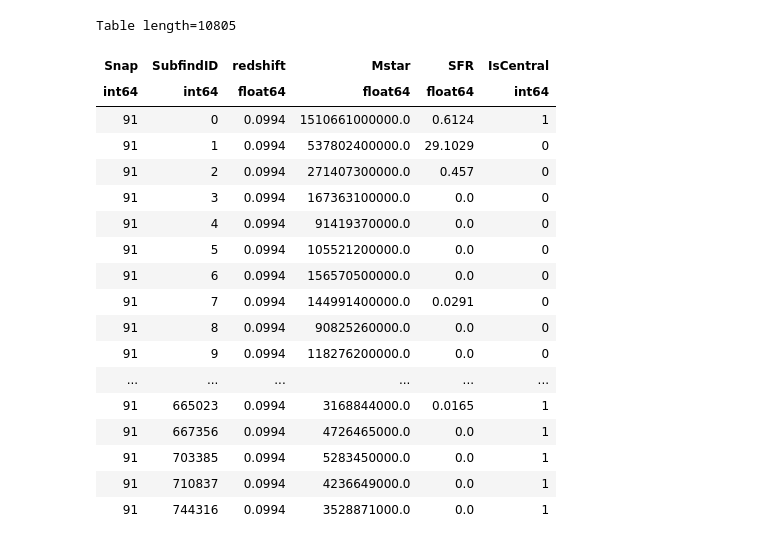
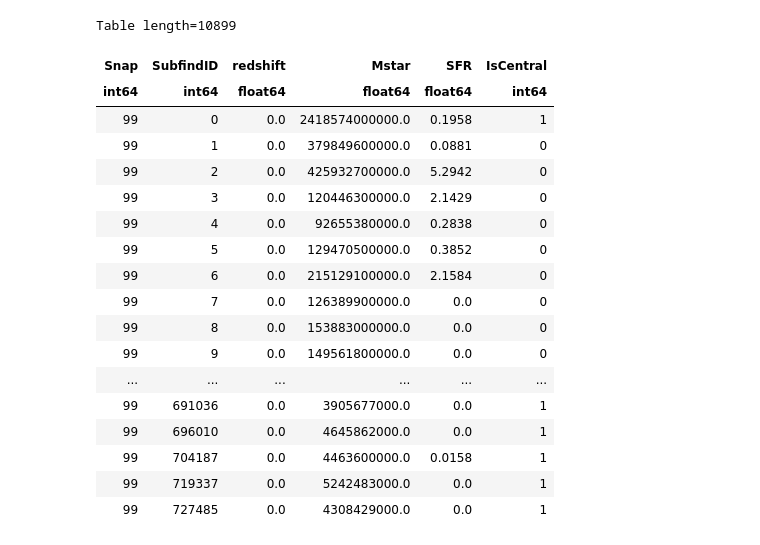
Before and after one commit to gsnyder206/deepmerge-mocks, a Jupyter notebook: TNG_Catalog_Selection_Example.ipynb, the cells around one changed output. Cells and saved outputs as stored; diff of their text form; code cells hidden in the pictures.

```diff
--- a/TNG_Catalog_Selection_Example.ipynb
+++ b/TNG_Catalog_Selection_Example.ipynb
@@ -5,25 +5,25 @@ import astropy.io.ascii as ascii
 data_010=ascii.read('tng_snap91_mstar9.5.txt')  #z=0.10
 data_005=ascii.read('tng_snap95_mstar9.5.txt')  #z=0.05
 data_000=ascii.read('tng_snap99_mstar9.5.txt')  #z=0.00
-# %%
-data
-# %% [output]
-Table length=10805
-| Snap | SubfindID | redshift | Mstar | SFR | IsCentral |
-| int64 | int64 | float64 | float64 | float64 | int64 |
-| 91 | 0 | 0.0994 | 1510661000000.0 | 0.6124 | 1 |
-| 91 | 1 | 0.0994 | 537802400000.0 | 29.1029 | 0 |
-| 91 | 2 | 0.0994 | 271407300000.0 | 0.457 | 0 |
-| 91 | 3 | 0.0994 | 167363100000.0 | 0.0 | 0 |
-| 91 | 4 | 0.0994 | 91419370000.0 | 0.0 | 0 |
-| 91 | 5 | 0.0994 | 105521200000.0 | 0.0 | 0 |
-| 91 | 6 | 0.0994 | 156570500000.0 | 0.0 | 0 |
-| 91 | 7 | 0.0994 | 144991400000.0 | 0.0291 | 0 |
-| 91 | 8 | 0.0994 | 90825260000.0 | 0.0 | 0 |
-| 91 | 9 | 0.0994 | 118276200000.0 | 0.0 | 0 |
-| ... | ... | ... | ... | ... | ... |
-| 91 | 665023 | 0.0994 | 3168844000.0 | 0.0165 | 1 |
-| 91 | 667356 | 0.0994 | 4726465000.0 | 0.0 | 1 |
-| 91 | 703385 | 0.0994 | 5283450000.0 | 0.0 | 1 |
-| 91 | 710837 | 0.0994 | 4236649000.0 | 0.0 | 1 |
-| 91 | 744316 | 0.0994 | 3528871000.0 | 0.0 | 1 |
+# %%
+data_000
+# %% [output]
+Table length=10899
+| Snap | SubfindID | redshift | Mstar | SFR | IsCentral |
+| int64 | int64 | float64 | float64 | float64 | int64 |
+| 99 | 0 | 0.0 | 2418574000000.0 | 0.1958 | 1 |
+| 99 | 1 | 0.0 | 379849600000.0 | 0.0881 | 0 |
+| 99 | 2 | 0.0 | 425932700000.0 | 5.2942 | 0 |
+| 99 | 3 | 0.0 | 120446300000.0 | 2.1429 | 0 |
+| 99 | 4 | 0.0 | 92655380000.0 | 0.2838 | 0 |
+| 99 | 5 | 0.0 | 129470500000.0 | 0.3852 | 0 |
+| 99 | 6 | 0.0 | 215129100000.0 | 2.1584 | 0 |
+| 99 | 7 | 0.0 | 126389900000.0 | 0.0 | 0 |
+| 99 | 8 | 0.0 | 153883000000.0 | 0.0 | 0 |
+| 99 | 9 | 0.0 | 149561800000.0 | 0.0 | 0 |
+| ... | ... | ... | ... | ... | ... |
+| 99 | 691036 | 0.0 | 3905677000.0 | 0.0 | 1 |
+| 99 | 696010 | 0.0 | 4645862000.0 | 0.0 | 1 |
+| 99 | 704187 | 0.0 | 4463600000.0 | 0.0158 | 1 |
+| 99 | 719337 | 0.0 | 5242483000.0 | 0.0 | 1 |
+| 99 | 727485 | 0.0 | 4308429000.0 | 0.0 | 1 |
```
Also changed, not shown: parts of 6 cells of this notebook.
